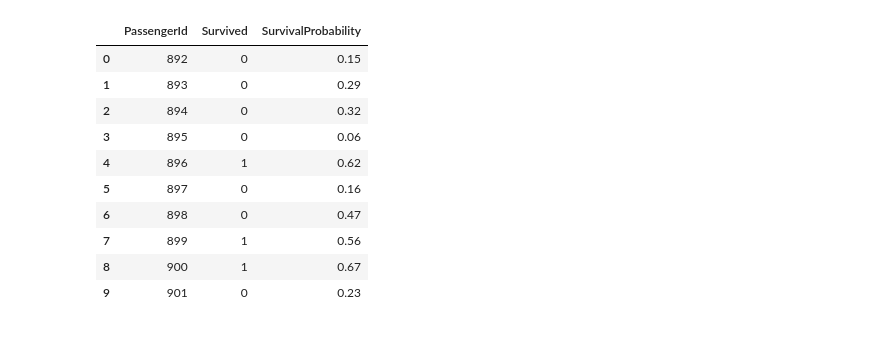
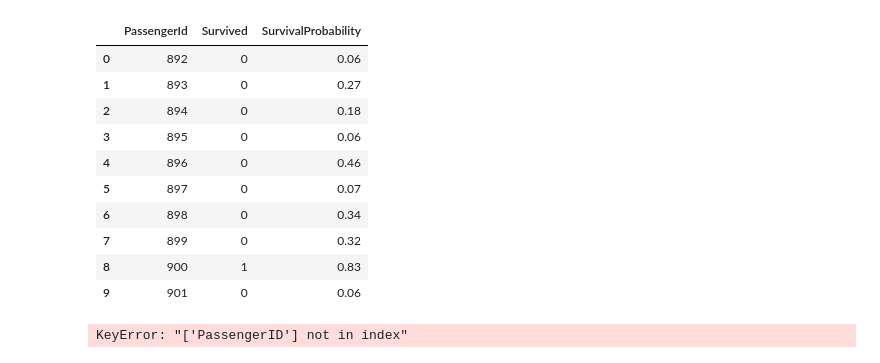
Before and after one commit to MaxiAdrien/titanic, a Jupyter notebook: nn.ipynb, the cells around one changed output. Drawn from its saved outputs; the diff is of its cells as text; code cells hidden in the pictures.

Commit message:
New neural network model using MLPClassifier

```diff
--- a/nn.ipynb
+++ b/nn.ipynb
@@ -12,3 +10,7 @@ from keras.utils import to_categorical
 train = pd.read_csv('inputs/train.csv')
 X_train = pd.read_csv('intermediary_outputs/X_train.csv')
 X_test = pd.read_csv('intermediary_outputs/X_test.csv')
+
+# Target
+
+y = train['Survived']
@@ -29,12 +16,0 @@ print(y)
-# %%
-# Neural network model
-
-n_cols = X_train.shape[1]
-
-model = Sequential()
-model.add(Dense(40, activation='relu', input_shape=(n_cols,)))
-model.add(Dense(20, activation='relu'))
-model.add(Dense(2, activation='softmax'))
-model.compile(optimizer='adam', loss='categorical_crossentropy', metrics=['accuracy'])
-
-model.fit(X_train, y, validation_split=0.30, batch_size=32, epochs=20)
@@ -59,0 +17,23 @@ Epoch 20/20
+# %%
+# Neural network
+
+mlp = MLPClassifier(random_state=188)
+# %%
+# Hyperparameter tuning
+
+tuned_parameters = {
+    'hidden_layer_sizes': [(16,), (32,), (64,), (128,)],
+    'activation': ['relu', 'tanh'],
+    'alpha': [0.001, 0.01, 0.1]
+}
+
+model = GridSearchCV(mlp, tuned_parameters, cv=5, verbose=1)
+model.fit(X_train, y)
+
+scores = model.cv_results_['mean_test_score']
+scores_std = model.cv_results_['std_test_score']
+
+print('Average scores:', scores.round(4))
+print('Score standard deviations:', scores_std.round(3))
+print('Best parameters:', model.best_params_)
+print('Best score:', round(model.best_score_, 4))
@@ -60,12 +49,12 @@ Epoch 20/20
 # %%
 # Make predictions
 
-probabilities = model.predict(X_test)
-threshold = 0.5
+probabilities = model.predict_proba(X_test)
+predictions = model.predict(X_test)
 
 submission = pd.DataFrame(columns=['PassengerId', 'Survived'])
 submission['SurvivalProbability'] = probabilities[:, 1].round(2)
-submission['Survived'] = np.where(submission['SurvivalProbability'] > threshold, 1, 0)
+submission['Survived'] = predictions
 submission['PassengerId'] = submission.index + 892
 
 submission.head(10)
@@ -74,15 +62,17 @@ submission.head(10)
 |  | PassengerId | Survived | SurvivalProbability |
-| 0 | 892 | 0 | 0.15 |
-| 1 | 893 | 0 | 0.29 |
-| 2 | 894 | 0 | 0.32 |
+| 0 | 892 | 0 | 0.06 |
+| 1 | 893 | 0 | 0.27 |
+| 2 | 894 | 0 | 0.18 |
 | 3 | 895 | 0 | 0.06 |
-| 4 | 896 | 1 | 0.62 |
-| 5 | 897 | 0 | 0.16 |
-| 6 | 898 | 0 | 0.47 |
-| 7 | 899 | 1 | 0.56 |
-| 8 | 900 | 1 | 0.67 |
-| 9 | 901 | 0 | 0.23 |
+| 4 | 896 | 0 | 0.46 |
+| 5 | 897 | 0 | 0.07 |
+| 6 | 898 | 0 | 0.34 |
+| 7 | 899 | 0 | 0.32 |
+| 8 | 900 | 1 | 0.83 |
+| 9 | 901 | 0 | 0.06 |
 # %%
 # Export to csv
 
-submission.to_csv('outputs/submission_nn.csv', index=False)
+submission[['PassengerId', 'Survived']].to_csv('outputs/submission_nn.csv', index=False)
+# %% [output]
+KeyError: "['PassengerID'] not in index"
```
Also changed, not shown: parts of 6 cells of this notebook, 2 other files.
